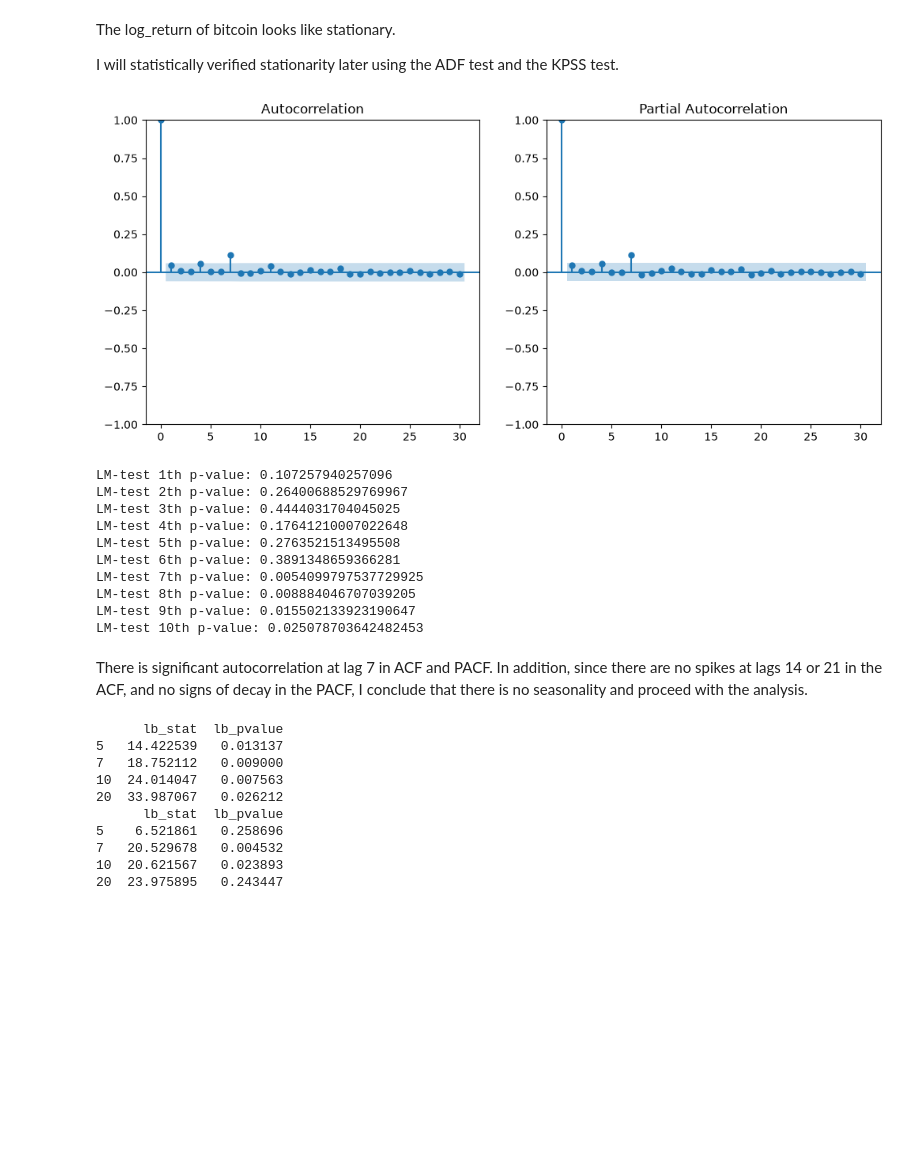
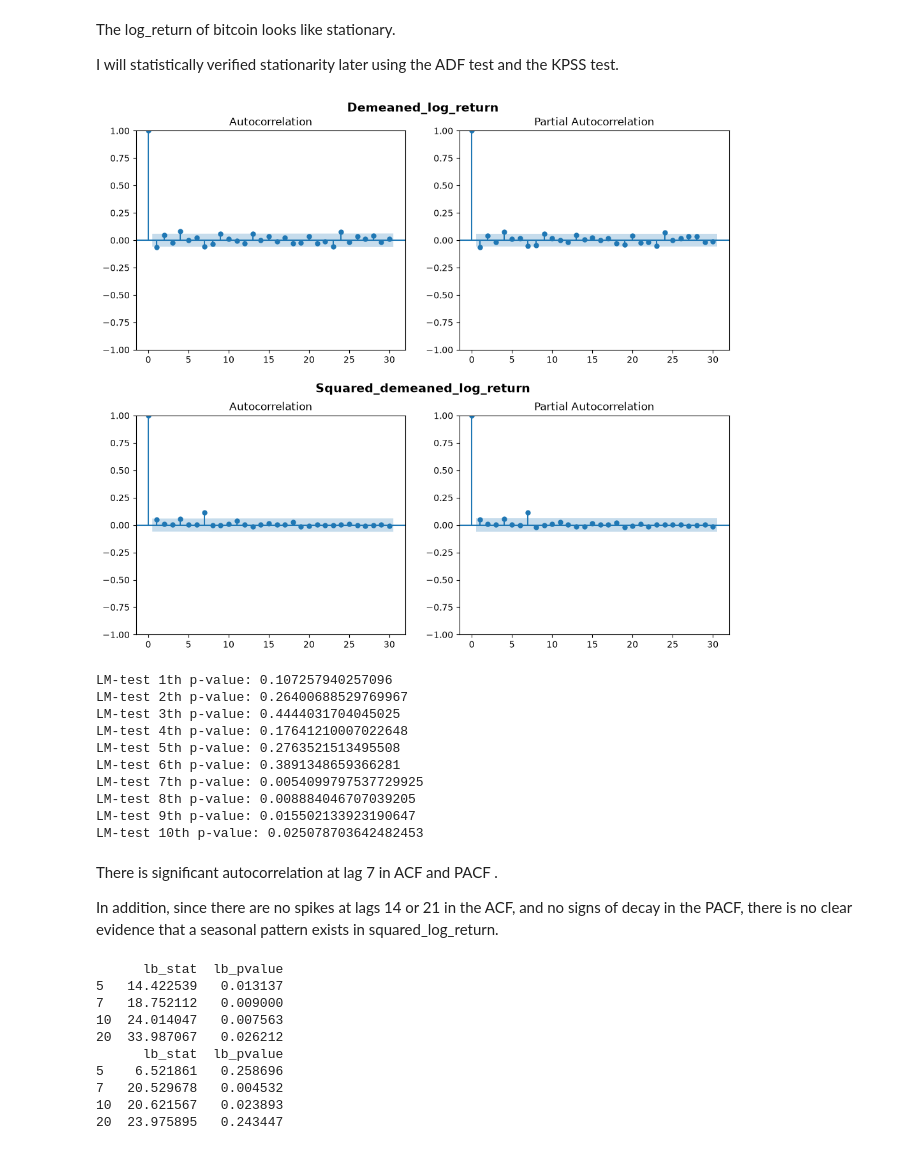
Before and after one commit to NagataTaku/MATH546_Capstone, a Jupyter notebook: capstone_stage1_nagata_taku.ipynb, the cells around one changed output. Saved outputs shown, nothing was run; the diff lists cells and outputs as text; code cells hidden in the pictures; blank space fills up the shorter version.

```diff
--- a/capstone_stage1.ipynb
+++ b/capstone_stage1_nagata_taku.ipynb
@@ -114,21 +103,33 @@ I will statistically verified stationarity later using the ADF test and the KPSS
 # %%
 demeaned = train["log_return"] - train["log_return"].mean()
 
-fig, axes = plt.subplots(1, 2, figsize = (12, 5))
+fig, axes = plt.subplots(2, 2, figsize = (12, 10))
 
-plot_acf(demeaned**2, lags = 30, ax = axes[0])
-plot_pacf(demeaned**2, lags = 30, ax = axes[1])
+plot_acf(demeaned, lags = 30, ax = axes[0,0])
+plot_pacf(demeaned, lags = 30, ax = axes[0,1])
+
+
+plot_acf(demeaned**2, lags = 30, ax = axes[1,0])
+plot_pacf(demeaned**2, lags = 30, ax = axes[1,1])
+
+fig.text(0.5, 0.93, "Demeaned_log_return",
+         ha="center", fontsize=14, fontweight="bold")
+
+fig.text(0.5, 0.49, "Squared_demeaned_log_return",
+         ha="center", fontsize=14, fontweight="bold")
+
+fig.subplots_adjust(top=0.90, hspace=0.30)
 
 plt.show()
 
 
 test_lags = range(1,11)
 for test_n in test_lags:
     lm_stat, lm_pvalue, f_stat, f_pvalue = het_arch(demeaned, nlags = test_n)
 
     print(f"LM-test {test_n}th p-value: {lm_pvalue}")
 # %% [output]
-[figure, old version]
+[figure, new version]
 LM-test 1th p-value: 0.107257940257096
 LM-test 2th p-value: 0.26400688529769967
 LM-test 3th p-value: 0.4444031704045025
@@ -140,8 +141,9 @@ LM-test 8th p-value: 0.008884046707039205
 LM-test 9th p-value: 0.015502133923190647
 LM-test 10th p-value: 0.025078703642482453
 # %% [markdown]
-There is significant autocorrelation at lag 7 in ACF and PACF.
-In addition, since there are no spikes at lags 14 or 21 in the ACF, and no signs of decay in the PACF, I conclude that there is no seasonality and proceed with the analysis.
+There is significant autocorrelation at lag 7 in ACF and PACF .
+
+In addition, since there are no spikes at lags 14 or 21 in the ACF, and no signs of decay in the PACF, there is no clear evidence that a seasonal pattern exists in squared_log_return.
 # %%
 lags_to_test = [5,7,10,20]
 lb = acorr_ljungbox(demeaned, lags=lags_to_test, return_df=True)
```
Also changed, not shown: parts of 17 cells of this notebook, 1 other file.
